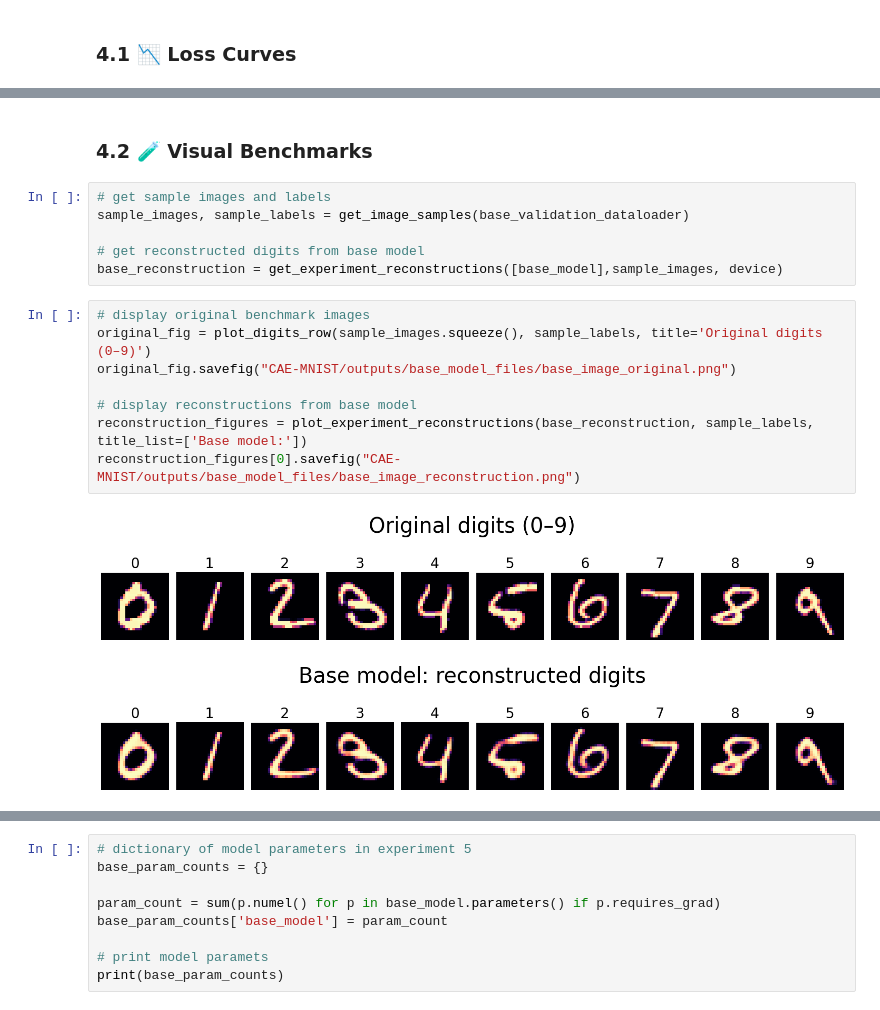
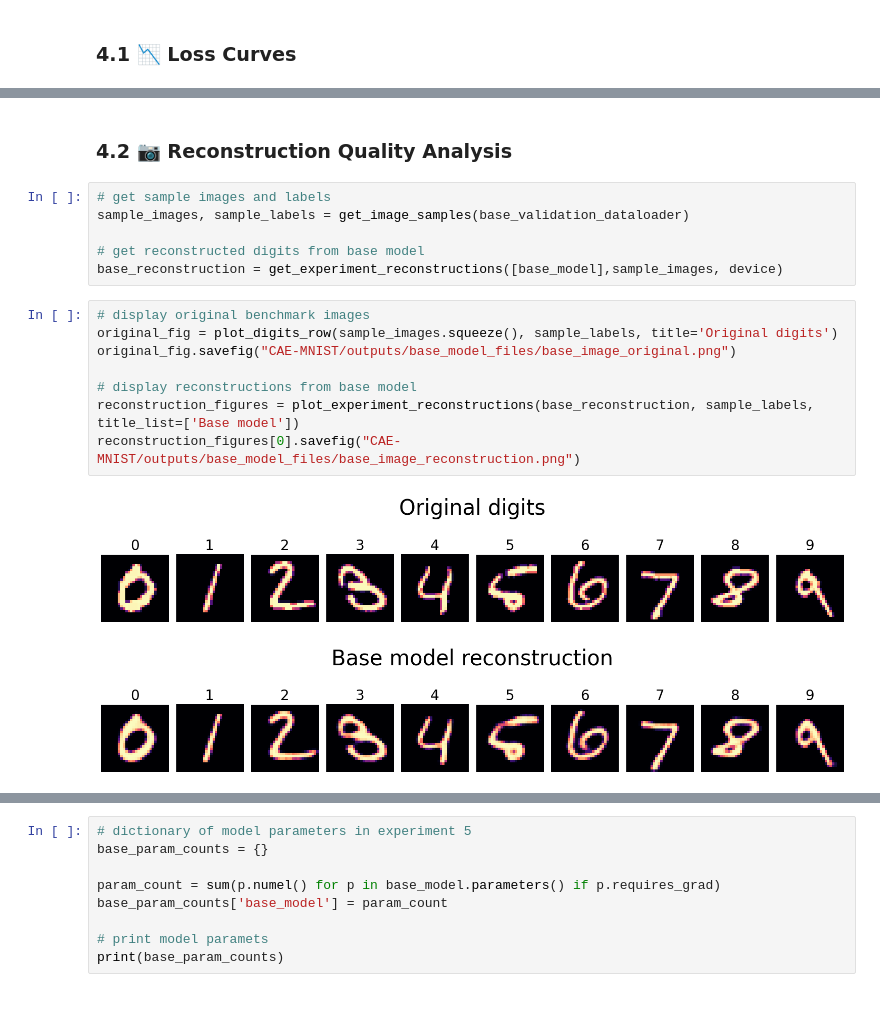
Before and after one commit to vlad-uve/CAE-MNIST, a Jupyter notebook: notebooks/CAE_base_model.ipynb, the cells around one changed output, grey strips where cells are left out. Saved outputs shown, nothing was run; the diff lists cells and outputs as text.

```diff
--- a/notebooks/CAE_base_model.ipynb
+++ b/notebooks/CAE_base_model.ipynb
@@ -288,5 +290,5 @@ Everything up-to-date
 # %% [markdown]
-### 4.2 🧪 Visual Benchmarks
+### 4.2 📷 Reconstruction Quality Analysis
 # %%
 # get sample images and labels
 sample_images, sample_labels = get_image_samples(base_validation_dataloader)
@@ -295,15 +297,15 @@ sample_images, sample_labels = get_image_samples(base_validation_dataloader)
 base_reconstruction = get_experiment_reconstructions([base_model],sample_images, device)
 # %%
 # display original benchmark images
-original_fig = plot_digits_row(sample_images.squeeze(), sample_labels, title='Original digits (0–9)')
+original_fig = plot_digits_row(sample_images.squeeze(), sample_labels, title='Original digits')
 original_fig.savefig("CAE-MNIST/outputs/base_model_files/base_image_original.png")
 
 # display reconstructions from base model
-reconstruction_figures = plot_experiment_reconstructions(base_reconstruction, sample_labels, title_list=['Base model:'])
+reconstruction_figures = plot_experiment_reconstructions(base_reconstruction, sample_labels, title_list=['Base model'])
 reconstruction_figures[0].savefig("CAE-MNIST/outputs/base_model_files/base_image_reconstruction.png")
 # %% [output]
-[figure, old version]
+[figure, new version]
-[figure, old version]
+[figure, new version]
 # %%
 !git -C /content/CAE-MNIST add outputs/base_model_files/base_image_original.png
 !git -C /content/CAE-MNIST commit -m "Add original digits"
```
Also changed, not shown: parts of 22 cells of this notebook.
